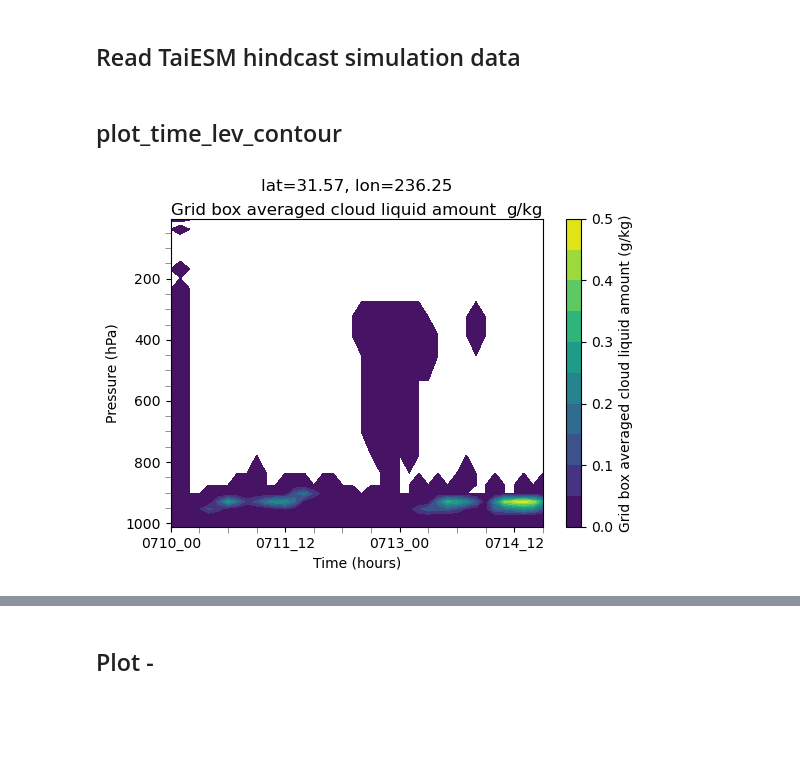
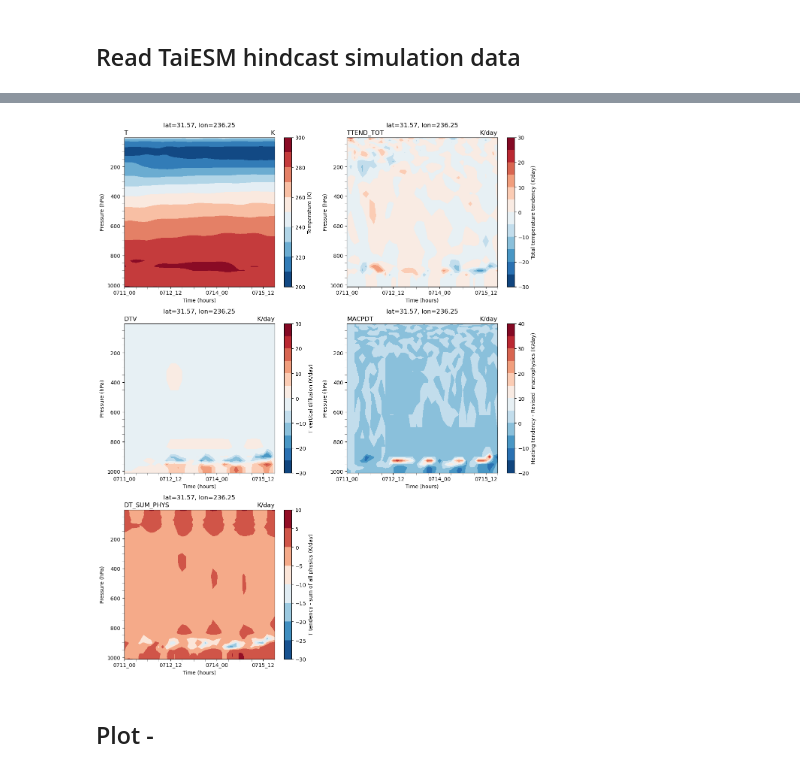
Before and after one commit to yihsuanchen/TaiESM1_Sc_diag, a Jupyter notebook: plot/plot-cn_pt-TaiESM.ipynb, the cells around one changed output, grey strips where cells are left out. Cells and saved outputs as stored; diff of their text form; code cells hidden in the pictures; blank space fills up the shorter version.

```diff
--- a/plot/plot-cn_pt-TaiESM.ipynb
+++ b/plot/plot-cn_pt-TaiESM.ipynb
@@ -267,10 +510,14 @@ if (do_test == "111"):
 # %% [markdown]
 ## Read TaiESM hindcast simulation data
 # %%
-icdate = "20010710"
+icdate = "20010711"
 lat=31.5 ;  lon=236.5
 ds_state_latlon, ds_Ttend_latlon, ds_Qtend_latlon = read_hindcast_icdate_lat_lon(icdate, lat=lat, lon=lon)
 
 play_pt = ds_state_latlon['play']
+
+ds_dict = {
+    "state": ds_state_latlon,
+    "Ttend": ds_Ttend_latlon,
+    "Qtend": ds_Qtend_latlon
+}
-# %% [markdown]
-## plot_time_lev_contour
@@ -378,14 +524,13 @@ def plot_time_lev_contour(ax, ds, var_name, play, time_interval_hours=12, minor_
-# %%
-#-----------
-# do_test
-#-----------
-
-do_test="111"
-if (do_test == "111"):
-    fig, ax = plt.subplots(figsize=(6, 4))
-    plot_time_lev_contour(ax, ds_state_latlon, "CLDLIQ", play_pt)
-
-#ds_state_latlon["T"]
-#play_pt
-# %% [output]
-[figure, removed]
+# %%
+# List of variables to plot (dataset key, variable name)
+var_list = [
+    ("state", "T"),
+    ("Ttend", "TTEND_TOT"),
+    ("Ttend", "DTV"),
+    ("Ttend", "MACPDT"),
+    ("Ttend", "DT_SUM_PHYS"),
+]
+
+# Call the function
+plot_panel(ds_dict, var_list, play_pt)
+# %% [output]
@@ -392,3 +538,4 @@ if (do_test == "111"):
+[figure, added]
 # %% [markdown]
 ## Plot -
 # %%
```
Also changed, not shown: parts of 12 cells of this notebook.
